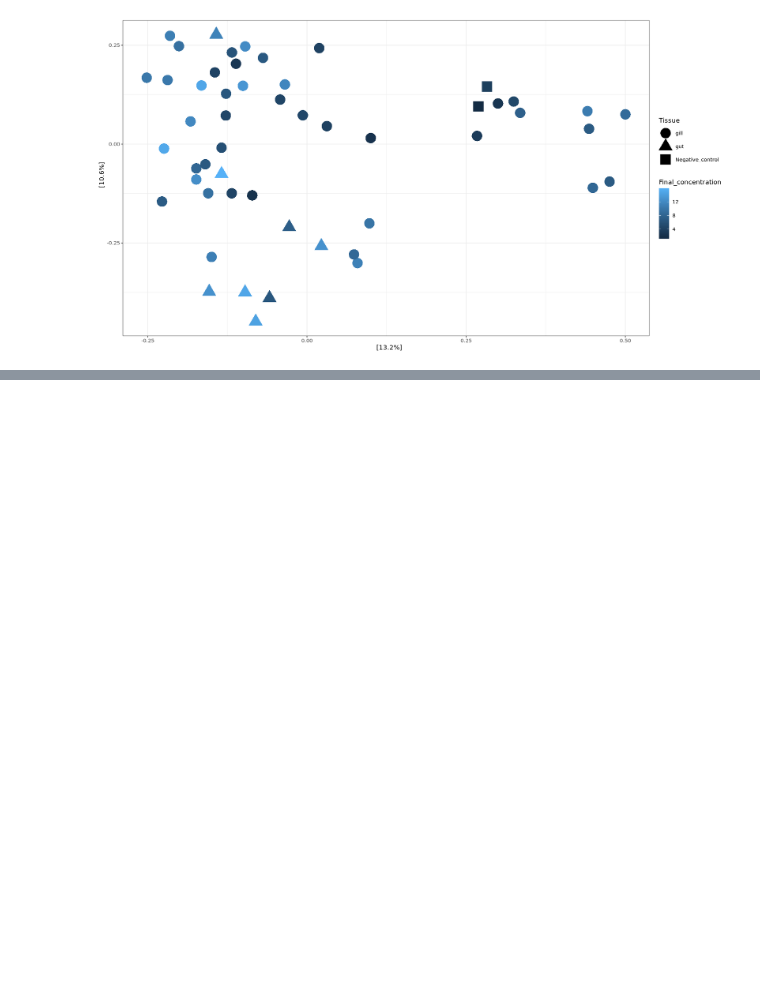
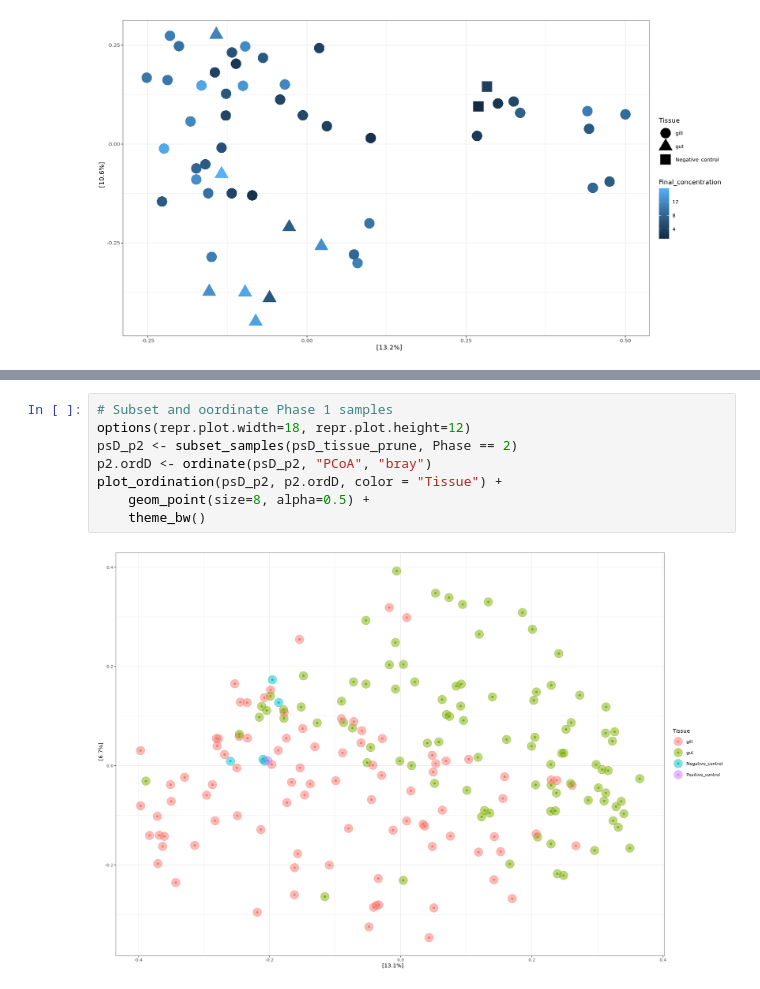
Before and after one commit to jfiorilla/ORCC_16S, a Jupyter notebook: 2_phyloseq.ipynb, the cells around one changed output, grey strips where cells are left out. Drawn from its saved outputs; the diff is of its cells as text; blank space fills up the shorter version.

```diff
--- a/2_phyloseq.ipynb
+++ b/2_phyloseq.ipynb
@@ -463,0 +670,10 @@ plot_ordination(ps_july6, july6.ord, color = "Final_concentration", shape = "Tis
+# %%
+# Subset and oordinate Phase 1 samples
+options(repr.plot.width=18, repr.plot.height=12)
+psD_p2 <- subset_samples(psD_tissue_prune, Phase == 2)
+p2.ordD <- ordinate(psD_p2, "PCoA", "bray")
+plot_ordination(psD_p2, p2.ordD, color = "Tissue") +
+    geom_point(size=8, alpha=0.5) +
+    theme_bw()
+# %% [output]
+[figure, added]
```
Also changed, not shown: parts of 37 cells of this notebook, 1 other file.
